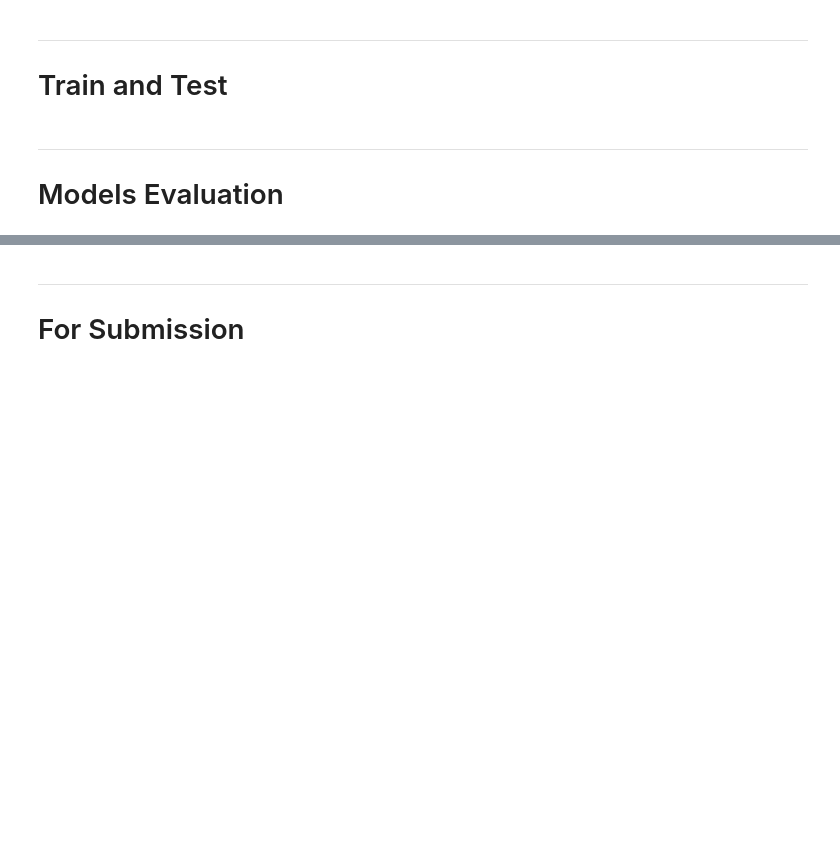
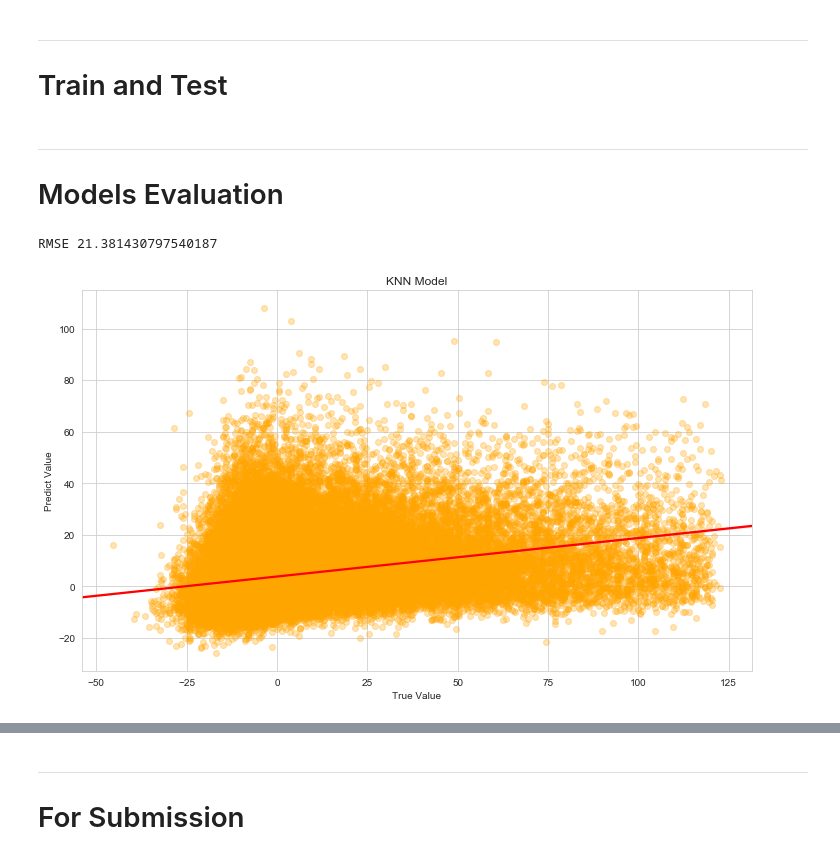
Before and after one commit to ArwaSheraky/Airlines-Delay-Analysis, a Jupyter notebook: Code/Supervised_Learning/Regression_v2.0.ipynb, the cells around one changed output, grey strips where cells are left out. Saved outputs shown, nothing was run; the diff lists cells and outputs as text; code cells hidden in the pictures; blank space fills up the shorter version.

```diff
--- a/Code/Supervised_Learning/Regression_v2.0.ipynb
+++ b/Code/Supervised_Learning/Regression_v2.0.ipynb
@@ -336,7 +216,7 @@ len(X_columns)
 # %%
 # splitting the data
 
-threshold = 0.9
+threshold = 0.8
 
 X = df[X_columns]
 y = df[y_column]
@@ -353,14 +238,17 @@ _________
 # %%
 # Select a subset of the data, to avoid waiting long time beacause of it's enormous size.
 
-X_train_sub = X_train.iloc[:1000000,:]
-y_train_sub = y_train.iloc[:1000000,:]
+X_train_sub = X_train.iloc[:750000,:]
+y_train_sub = y_train.iloc[:750000,:]
+
+X_test_sub = X_test.iloc[:100000,:]
+y_test_sub = y_test.iloc[:100000,:]
 # %%
 knn_model = KNeighborsRegressor(10)
 knn_model.fit(X_train_sub, y_train_sub)
-knn_pred = knn_model.predict(X_test)
+knn_pred = knn_model.predict(X_test_sub)
 # %%
-rf_model = RandomForestRegressor(n_estimators =50)
+rf_model = RandomForestRegressor(n_estimators =20)
 rf_model.fit(X_train_sub, y_train_sub.values.ravel())
-rf_pred = rf_model.predict(X_test)
+rf_pred = rf_model.predict(X_test_sub)
 # %%
@@ -371,13 +259,16 @@ gb_pred = gb_model.predict(X_test)
 ____________
 # Models Evaluation
 # %%
-rmse = np.sqrt(mean_squared_error(y_test, knn_pred))
+rmse = np.sqrt(mean_squared_error(y_test_sub, knn_pred))
 print('RMSE', rmse)
 
 plt.figure(figsize=(12,7))
-sns.regplot(y_test, rf_pred, color='orange', scatter_kws={'alpha':0.3}, line_kws={'color': 'red'})
+sns.regplot(y_test_sub, rf_pred, color='orange', scatter_kws={'alpha':0.3}, line_kws={'color': 'red'})
 plt.title('KNN Model')
 plt.xlabel('True Value')
 plt.ylabel('Predict Value')
 plt.show()
+# %% [output]
+RMSE 21.381430797540187
+[figure, added]
 # %%
```
Also changed, not shown: parts of 40 cells of this notebook.
